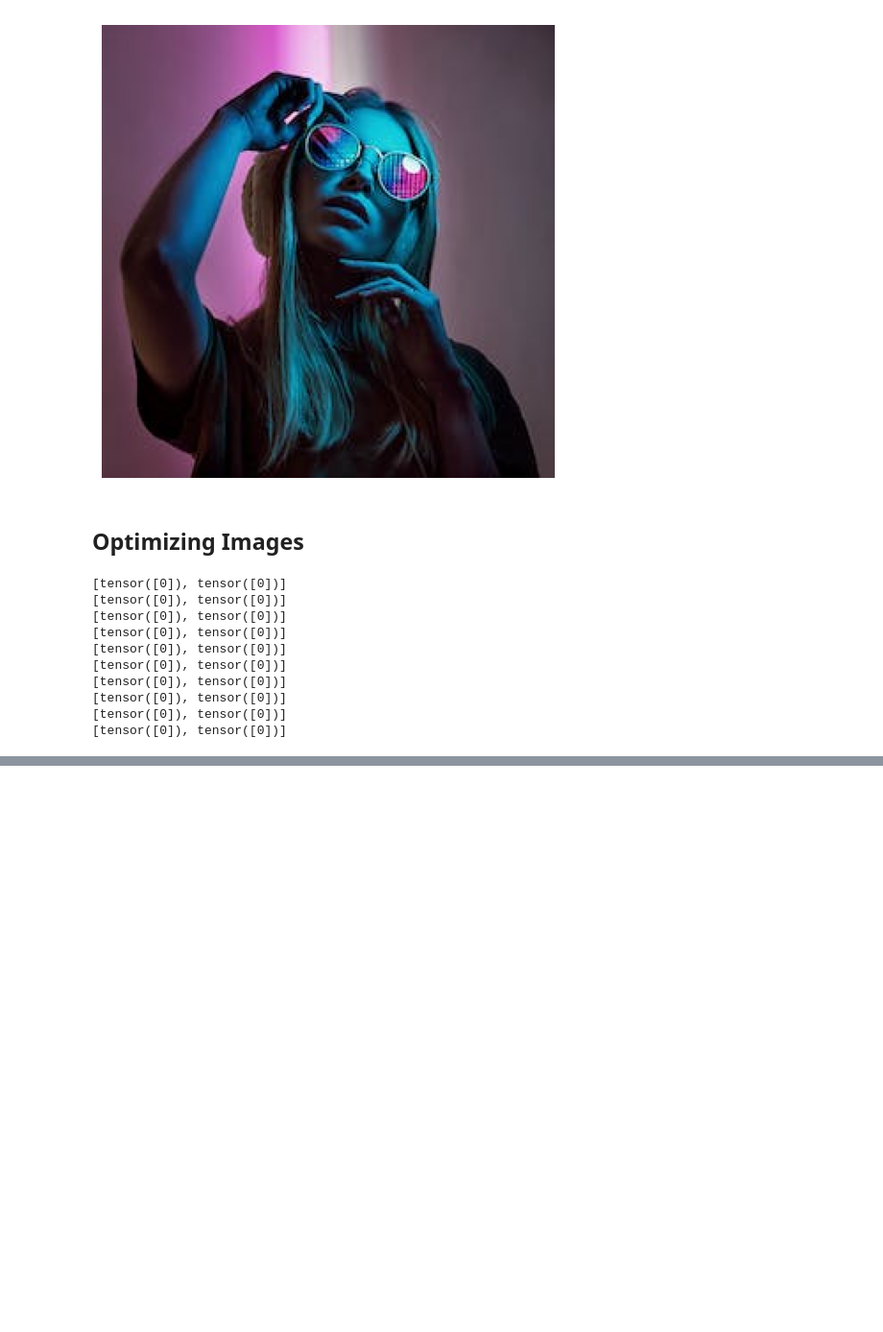
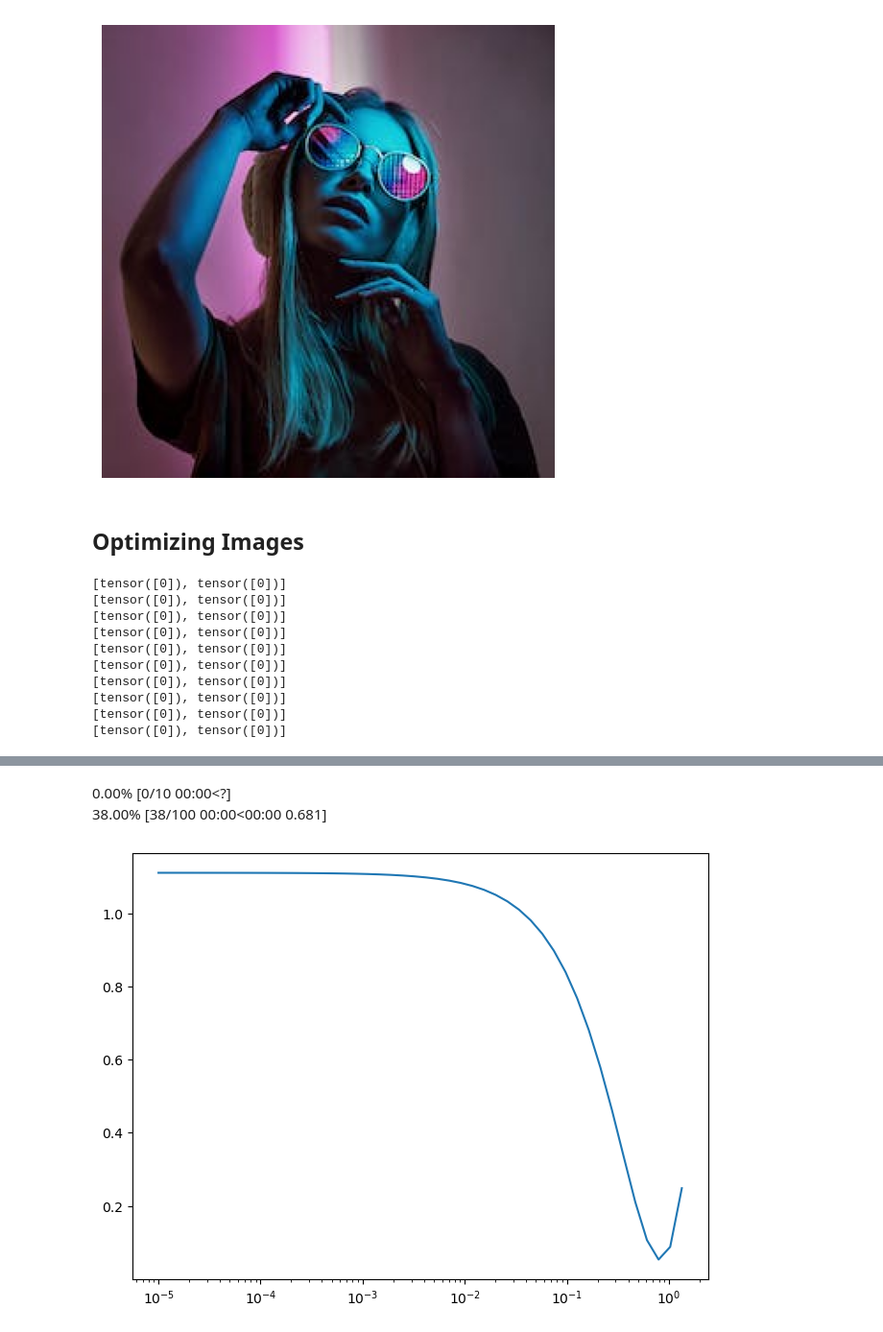
Before and after one commit to tom-pollak/tinyai, a Jupyter notebook: nbs/16_style_transfer.ipynb, the cells around one changed output, grey strips where cells are left out. Shown at 96% size. Saved outputs shown, nothing was run; the diff lists cells and outputs as text; code cells hidden in the pictures; blank space fills up the shorter version.

```diff
--- a/nbs/16_style_transfer.ipynb
+++ b/nbs/16_style_transfer.ipynb
@@ -83,0 +85,22 @@ show_image(model())
+# %%
+class ImageOptCB(AccelerateCB):
+    def __init__(self):
+        super().__init__(n_inp=0)
+
+    def predict(self, learn):
+        learn.preds = learn.model()
+
+    def get_loss(self, learn):
+        learn.loss = learn.loss_func(learn.preds)
+
+crit=partial(F.mse_loss, target=content_im)
+# %%
+t = Trainer
+t.default_cbs[1] = ImageOptCB()
+learn = Trainer(model, get_dummy_dls(100), loss_func=crit)
+# %%
+learn.lr_find()
+# %% [output]
+0.00% [0/10 00:00<?]
+38.00% [38/100 00:00<00:00 0.681]
+[figure, added]
```
Also changed, not shown: parts of 5 cells of this notebook, 4 other files.
